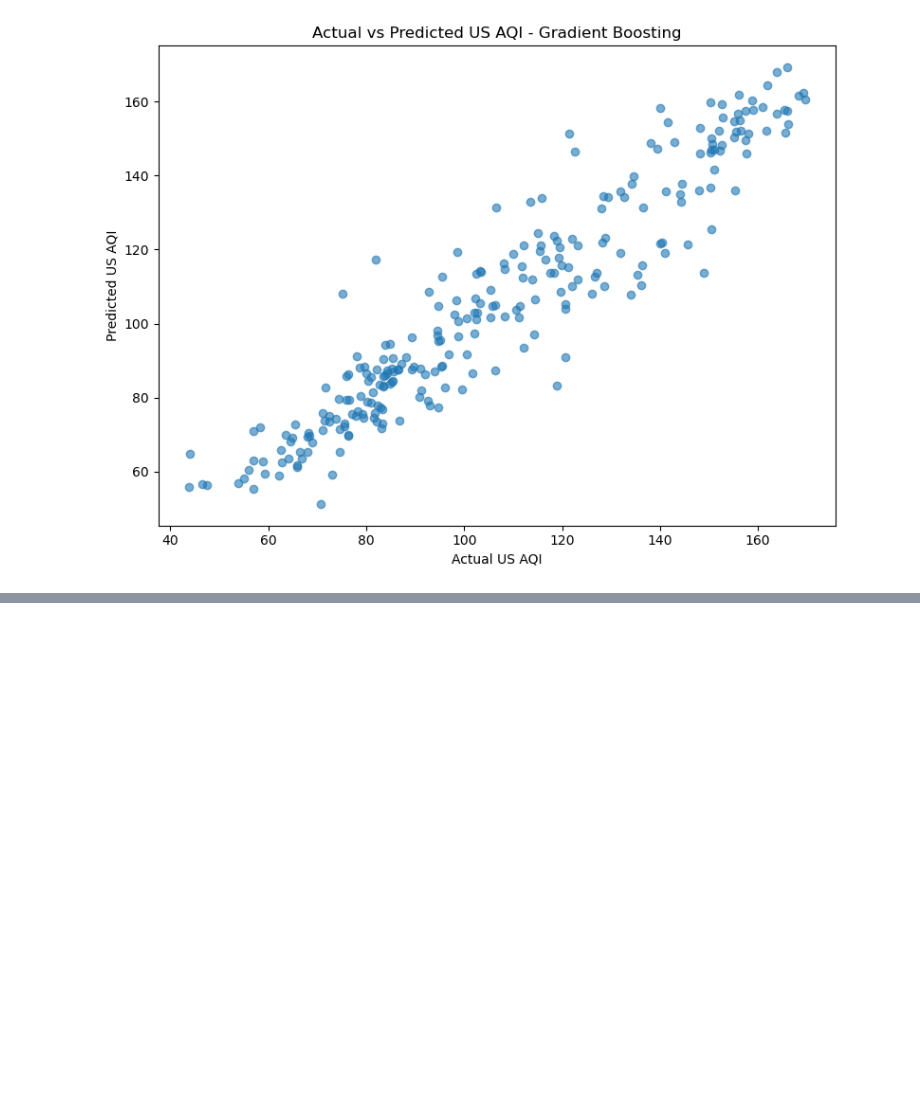
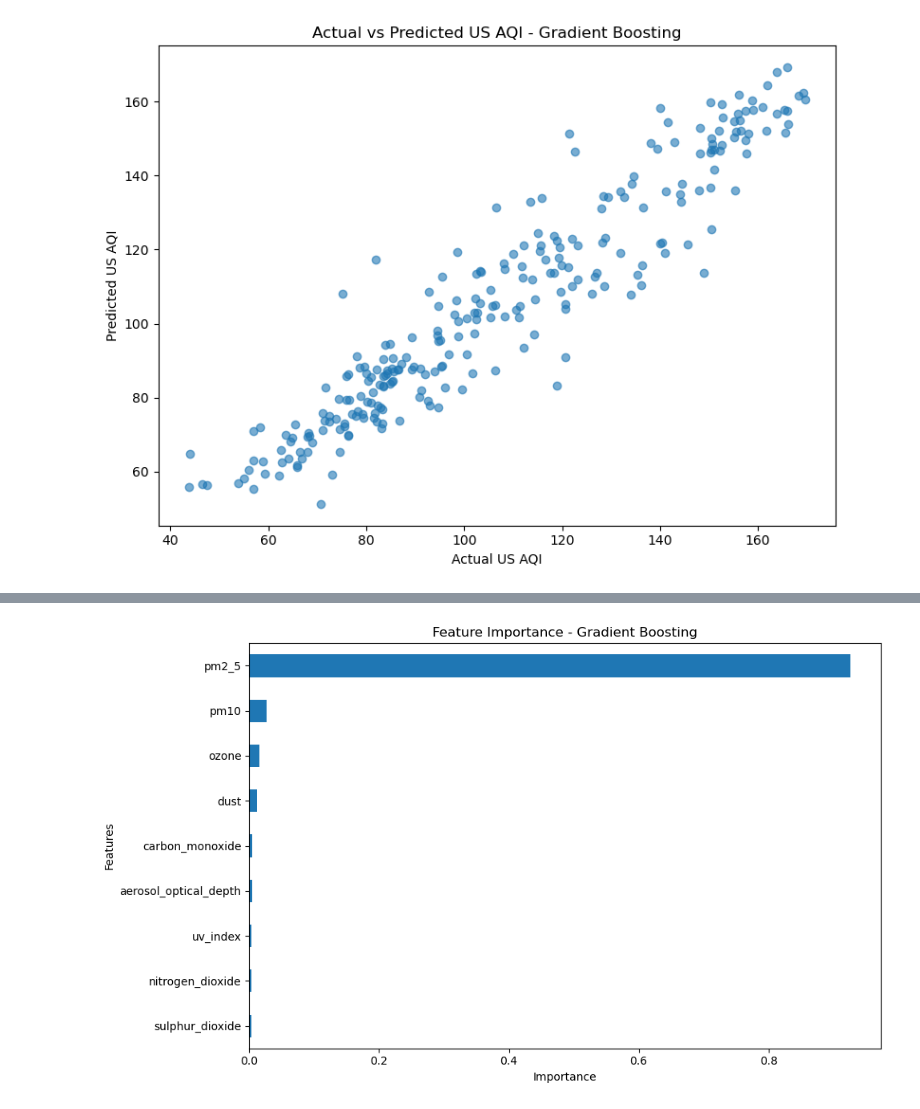
Before and after one commit to skmorwa2001-star/Project---Jaipur-Air-Quality-Explorer, a Jupyter notebook: data_cleaning.ipynb, the cells around one changed output, grey strips where cells are left out. Saved outputs shown, nothing was run; the diff lists cells and outputs as text; code cells hidden in the pictures; blank space fills up the shorter version.

Commit message:
Feature importance - Gradient Boosting

```diff
--- a/data_cleaning.ipynb
+++ b/data_cleaning.ipynb
@@ -456,0 +459,4 @@ plt.show()
+# %%
+feature_importance=pd.Series(gb.feature_importances_,index=X.columns).sort_values(ascending=False)
+
+print(feature_importance)
@@ -456,0 +474,14 @@ plt.show()
+# %%
+# Graph
+
+plt.figure(figsize=(10,6))
+
+feature_importance.sort_values().plot(kind='barh')
+
+plt.title("Feature Importance - Gradient Boosting")
+plt.xlabel("Importance")
+plt.ylabel("Features")
+plt.tight_layout()
+plt.show()
+# %% [output]
+[figure, added]
```
Also changed, not shown: parts of 2 cells of this notebook.
